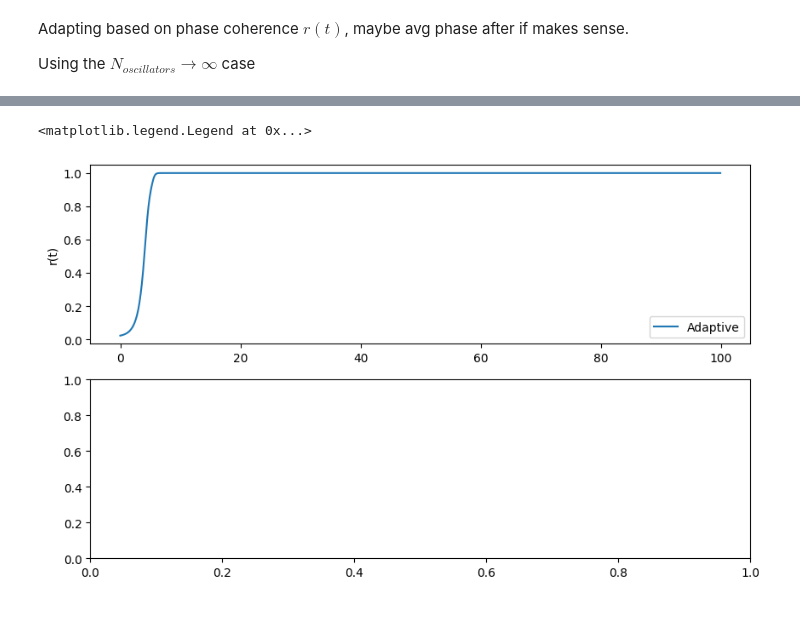
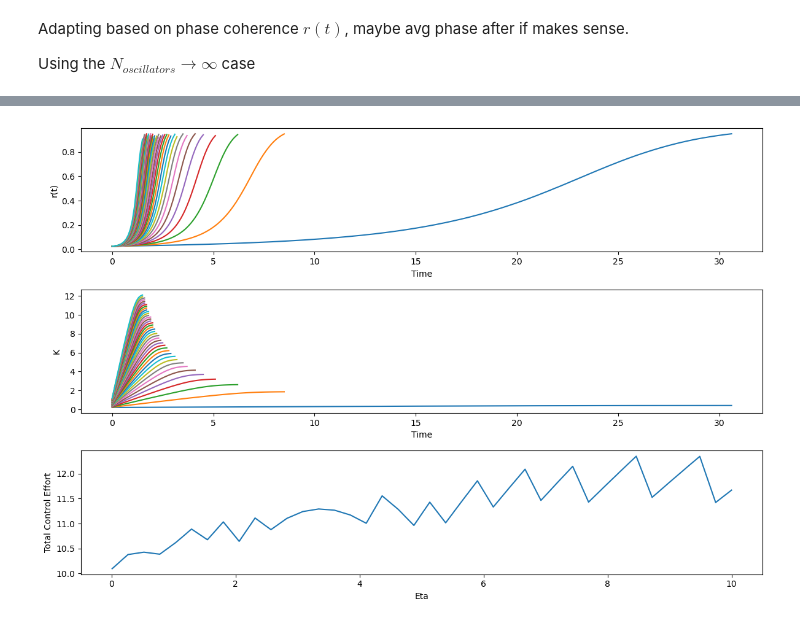
Before and after one commit to Group-14-MDM2/metronome_syncing, a Jupyter notebook: adaptive-kuramoto.ipynb, the cells around one changed output, grey strips where cells are left out. Saved outputs shown, nothing was run; the diff lists cells and outputs as text; code cells hidden in the pictures.

```diff
--- a/adaptive-kuramoto.ipynb
+++ b/adaptive-kuramoto.ipynb
@@ -212,43 +212,61 @@ np.float64(180.16512149496538)
 # %%
-N = 100
-
-omega = np.zeros(N)#np.random.randn(N)
-K = 0.5
-theta = np.random.uniform(0,2*np.pi,N)
-
+N = 1000
+omega = np.zeros(N)
 omega_init = omega.copy()
-theta_init = theta.copy()
 
 dt = 0.1
 time = np.arange(0,100,dt)
 
-r_history_adaptive = np.zeros(len(time))
-sols = []
+fig,axs = plt.subplots(3,1,figsize=(12,8))
 
-eta = 0.5
+eta_list = np.linspace(0.01,10,40)
+r_thresh = 0.95
 
-fig,axs = plt.subplots(2,1,figsize=(10,6))
-K_adaptive = []
+totalcosts = []
+synctimes = []
+
+np.random.seed(42)
+theta_fixed = np.random.uniform(0,2*np.pi,N)
+#theta = np.array([0]*(N//2) + [np.pi + 0.1]*(N//2))
+
+for eta in eta_list:
+    K = 0.2
+    theta_init = theta_fixed.copy()
+    r_history_adaptive = np.zeros(len(time))
+    K_adaptive = []
+    for idx,t in enumerate(time):
+
+        z = np.mean(np.exp(1j*theta_init))
+        r = np.abs(z)
+        psi = np.angle(z)
+
+        r_history_adaptive[idx] = r
+
+        if r >= r_thresh:
+            synctimes.append(t)
+            break
+
+        K += eta*(1 - r)*dt
+        K_adaptive.append(K)
+
+        theta_dot = omega_init + K*r*np.sin(psi - theta_init)
+        theta_init += theta_dot * dt
+
+    totalcosts.append(np.trapezoid(K_adaptive,time[:len(K_adaptive)]))
 
 
-for idx,t in enumerate(time):
+    axs[0].plot(time[:idx],r_history_adaptive[:idx],label='Adaptive')
+    axs[1].plot(time[:len(K_adaptive)],K_adaptive)
 
-    z = np.mean(np.exp(1j*theta_init))
-    r = np.abs(z)
-    psi = np.angle(z)
+axs[0].set_title('')
+axs[0].set_xlabel('Time')
+axs[0].set_ylabel('r(t)')
+axs[1].set_xlabel('Time')
+axs[1].set_ylabel('K')
 
-    r_history_adaptive[idx] = r
-
-    K += eta*(1 - r)*dt
-    K_adaptive.append(K)
-
-    theta_dot = omega_init + K*r*np.sin(psi - theta_init)
-    sols.append(theta_dot)
-    theta_init += theta_dot * dt
-
-axs[0].plot(time,r_history_adaptive,label='Adaptive')
-axs[0].set_ylabel('r(t)')
-axs[0].legend()
+axs[2].plot(eta_list,totalcosts)
+axs[2].set_xlabel('Eta')
+axs[2].set_ylabel('Total Control Effort')
+plt.tight_layout()
 # %% [output]
-<matplotlib.legend.Legend at 0x...>
-[figure, old version]
+[figure, new version]
```
Also changed, not shown: parts of 5 cells of this notebook.
